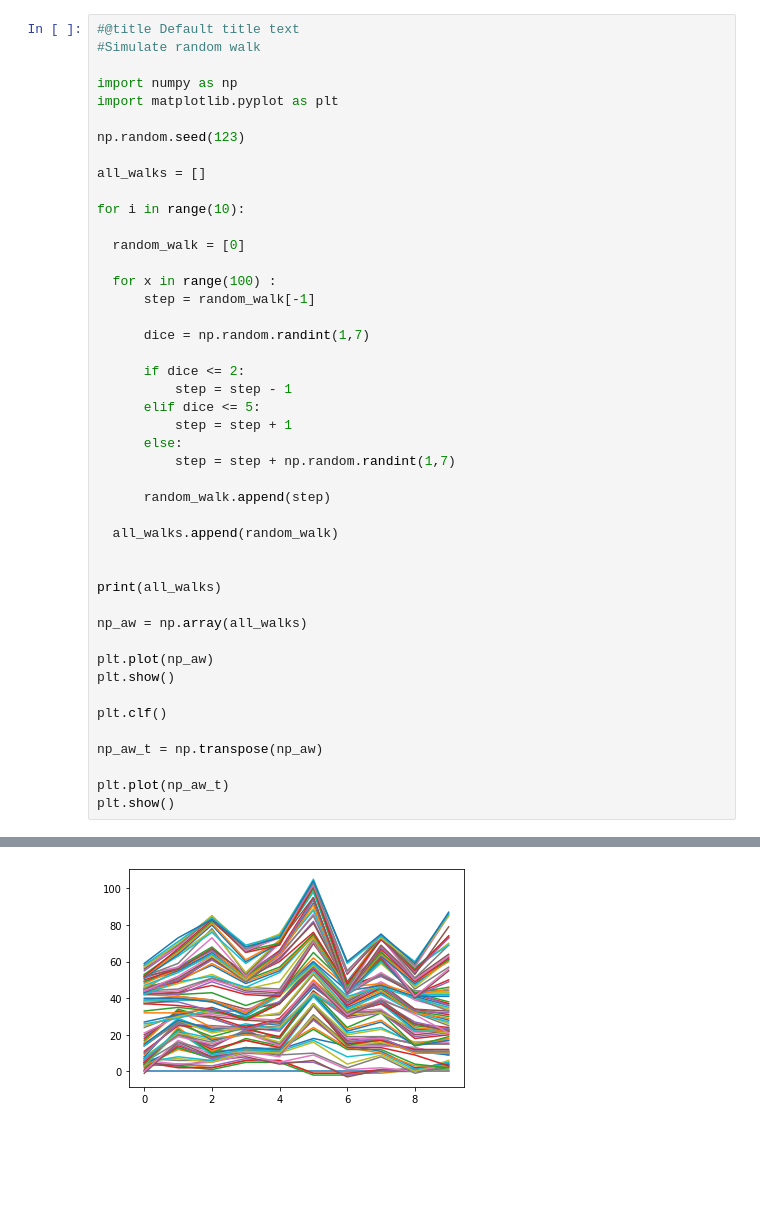
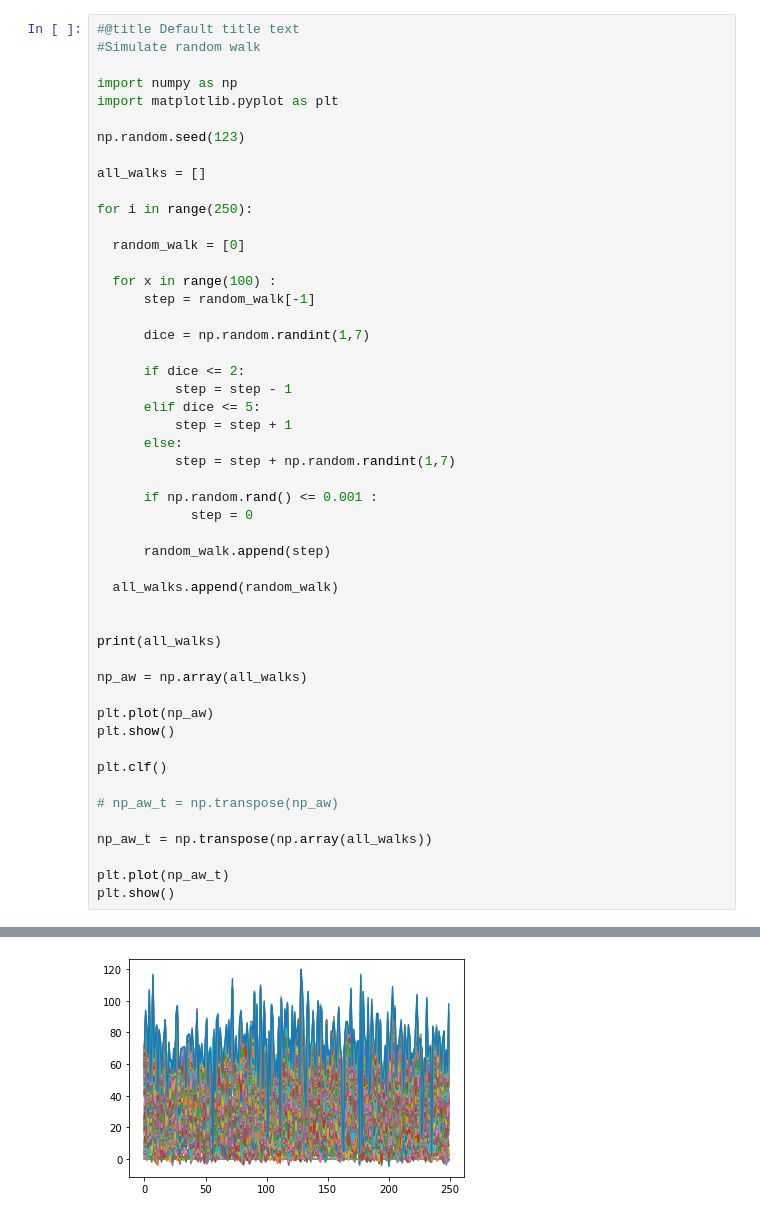
Before and after one commit to EvaChitul/Build_up-Learning_curve, a Jupyter notebook: Roll_Dice.ipynb, the cells around one changed output, grey strips where cells are left out. Cells and saved outputs as stored; diff of their text form; blank space fills up the shorter version.

```diff
--- a/Roll_Dice.ipynb
+++ b/Roll_Dice.ipynb
@@ -11,7 +11,7 @@ np.random.seed(123)
 
 all_walks = []
 
-for i in range(10):
+for i in range(250):
 
   random_walk = [0]
 
@@ -27,6 +27,9 @@ for i in range(10):
       else:
           step = step + np.random.randint(1,7)
 
+      if np.random.rand() <= 0.001 :
+            step = 0
+
       random_walk.append(step)
 
   all_walks.append(random_walk)
@@ -41,7 +44,9 @@ plt.show()
 
 plt.clf()
 
-np_aw_t = np.transpose(np_aw)
+# np_aw_t = np.transpose(np_aw)
+
+np_aw_t = np.transpose(np.array(all_walks))
 
 plt.plot(np_aw_t)
 plt.show()
@@ -50 +55 @@ plt.show()
-[figure, old version]
+[figure, new version]
```
Also changed, not shown: parts of 1 cell of this notebook.
